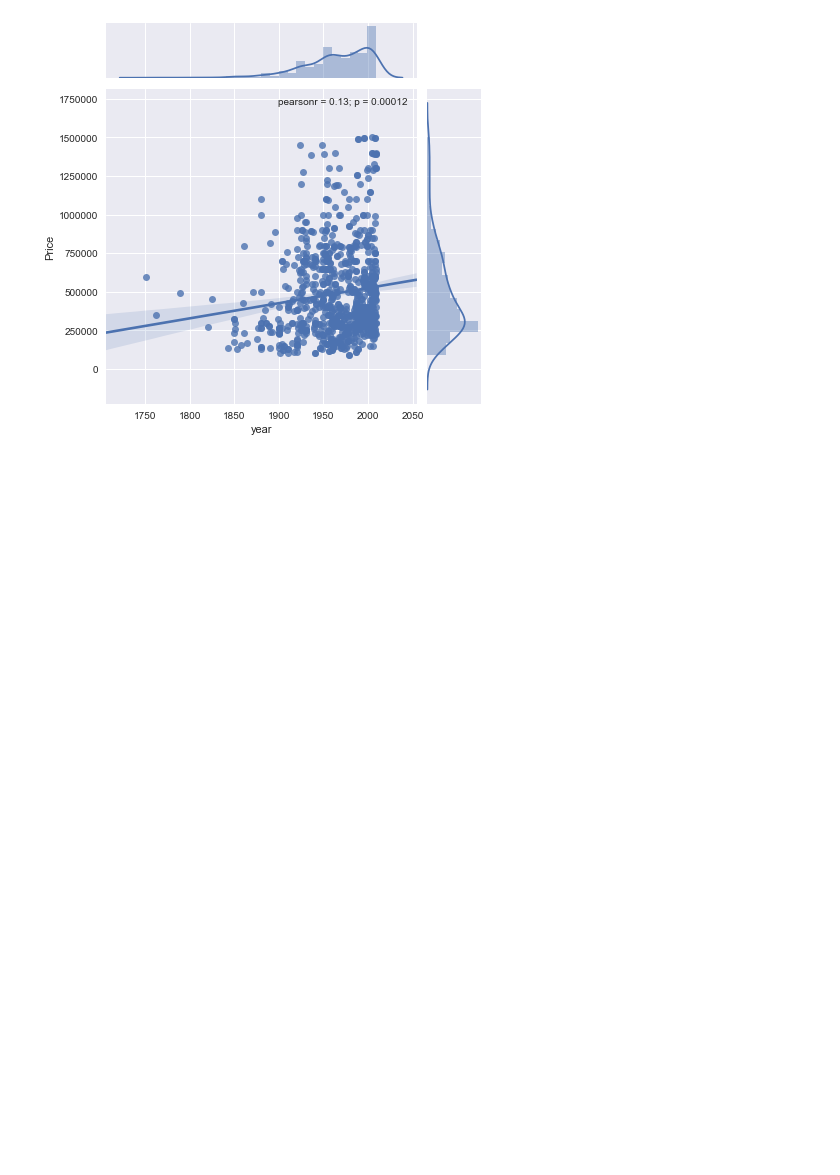
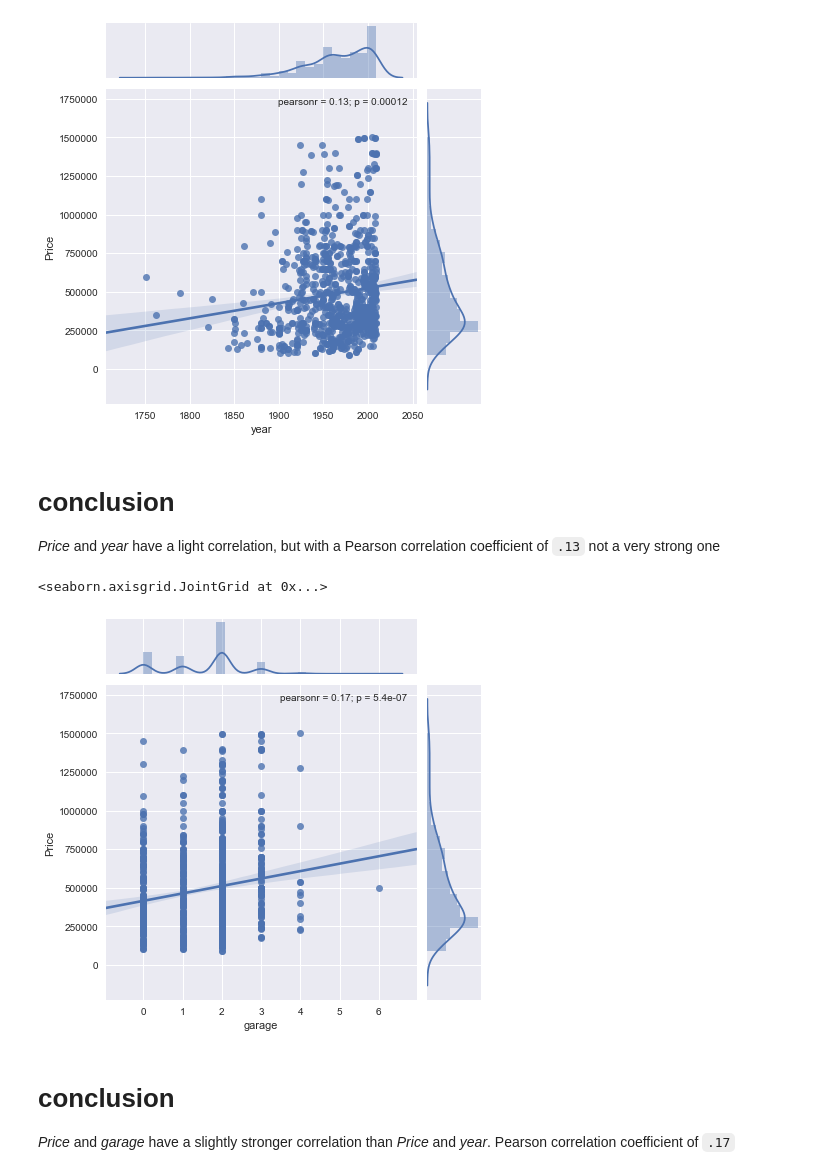
Before and after one commit to jank84/real_e, a Jupyter notebook: real estate.ipynb, the cells around one changed output. Saved outputs shown, nothing was run; the diff lists cells and outputs as text; code cells hidden in the pictures; blank space fills up the shorter version.

```diff
--- a/real estate.ipynb
+++ b/real estate.ipynb
@@ -115,4 +103,9 @@ sns.relplot(x="year", y="signal", hue="event", kind="line", data=fmri);
+# %% [markdown]
+# conclusion
+
+_Price_ and _year_ have a light correlation, but with a Pearson correlation coefficient of `.13` not a very strong one
 # %%
-#df.head()
-#df["year"]
-sns.jointplot("Price", "year", data=df, kind='reg');
+sns.jointplot(x="garage", y="Price", data=df, kind='reg')
+# %% [output]
+<seaborn.axisgrid.JointGrid at 0x...>
+[figure, added]
@@ -139,0 +112,5 @@ plt.legend('ABCDEF', ncol=2, loc='upper left');
+# %% [markdown]
+# conclusion
+
+_Price_ and _garage_ have a slightly stronger correlation than _Price_ and _year_.
+Pearson correlation coefficient of `.17`
```
Also changed, not shown: parts of 10 cells of this notebook.
